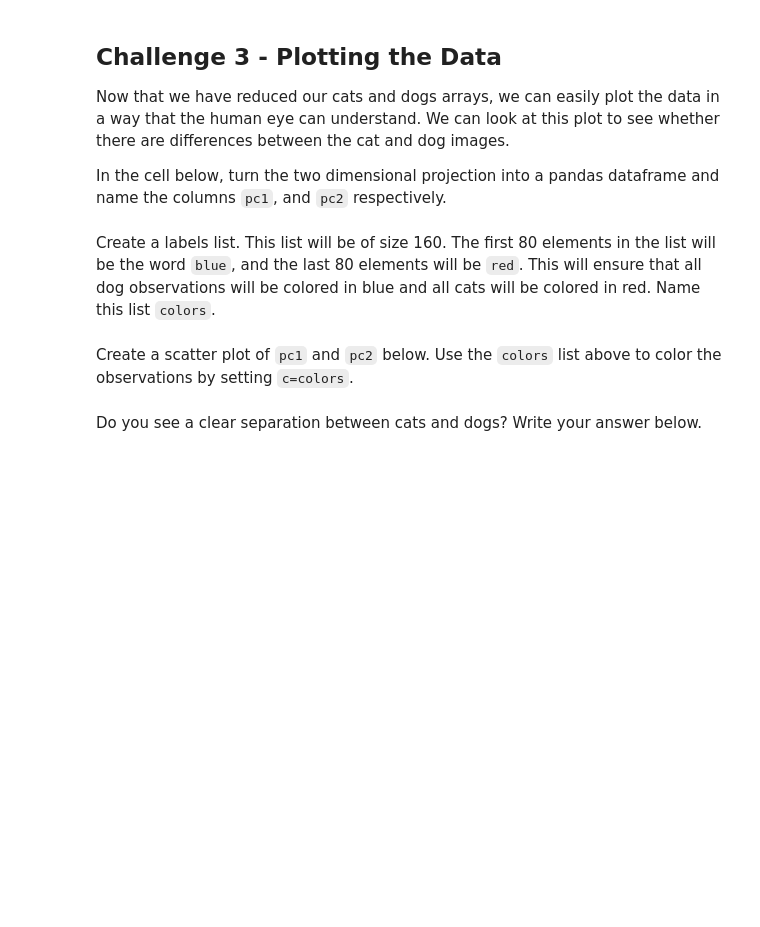
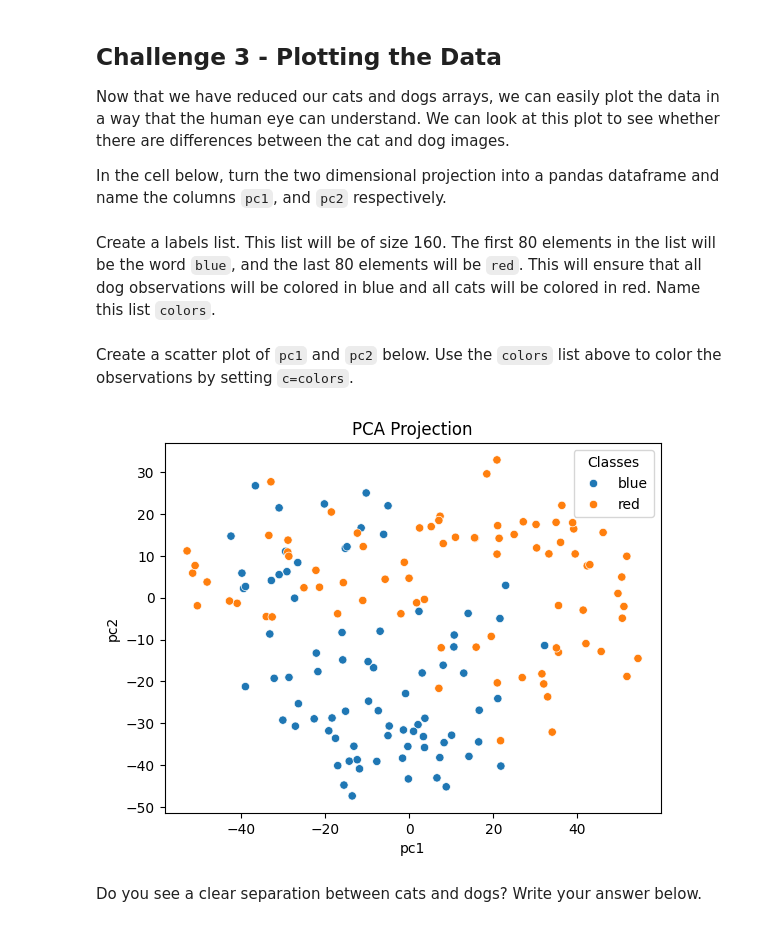
Before and after one commit to martijnooo/lab-dsai-pca, a Jupyter notebook: your-code/main.ipynb, the cells around one changed output. Cells and saved outputs as stored; diff of their text form; code cells hidden in the pictures; blank space fills up the shorter version.

```diff
--- a/your-code/main.ipynb
+++ b/your-code/main.ipynb
@@ -79,10 +107,12 @@ Load the `PCA` function from `statsmodels` (read about this function [here](http
 Use `numpy` to find to transpose the standardized pet array. This will help us compute the projection.
 # %%
 # Your code here:
+pets_transposed = np.transpose(animals_stand)
 # %% [markdown]
 Find the dot product of the transposed standardized pet matrix and the `factors` of the `PCA` model found above. This will be the projection onto 2 dimensions. This means that each cat and dog image will now only have two columns instead of 4096.
 # %%
 # Your code here:
+pets_dot = np.dot(pets_transposed, pets_pca.factors)
 # %% [markdown]
 ## Challenge 3 - Plotting the Data
 
@@ -91,5 +121,6 @@ Now that we have reduced our cats and dogs arrays, we can easily plot the data i
 In the cell below, turn the two dimensional projection into a pandas dataframe and name the columns `pc1`, and `pc2` respectively.
 # %%
 # Your code here:
+df = pd.DataFrame(pets_dot, columns=["pc1", "pc2"])
 # %% [markdown]
 Create a labels list. This list will be of size 160. The first 80 elements in the list will be the word `blue`, and the last 80 elements will be `red`. This will ensure that all dog observations will be colored in blue and all cats will be colored in red. Name this list `colors`.
@@ -98,2 +127,5 @@ Create a labels list. This list will be of size 160. The first 80 elements in th
+# %%
+# Your code here:
+colors = ["blue" for i in range(80)] + ["red" for i in range(80)]
 # %% [markdown]
 Create a scatter plot of `pc1` and `pc2` below. Use the `colors` list above to color the observations by setting `c=colors`.
@@ -102,2 +134,16 @@ Create a scatter plot of `pc1` and `pc2` below. Use the `colors` list above to c
+# %%
+sns.scatterplot(
+    x="pc1",
+    y="pc2",
+    hue=colors,       # categorical or continuous variable
+    #palette="Set2",   # optional, controls color scheme
+    data=df
+)
+
+plt.title("PCA Projection")
+plt.legend(title="Classes")  # adjust legend title if needed
+plt.show()
+# %% [output]
+[figure, added]
 # %% [markdown]
 Do you see a clear separation between cats and dogs? Write your answer below.
```
Also changed, not shown: parts of 21 cells of this notebook.
